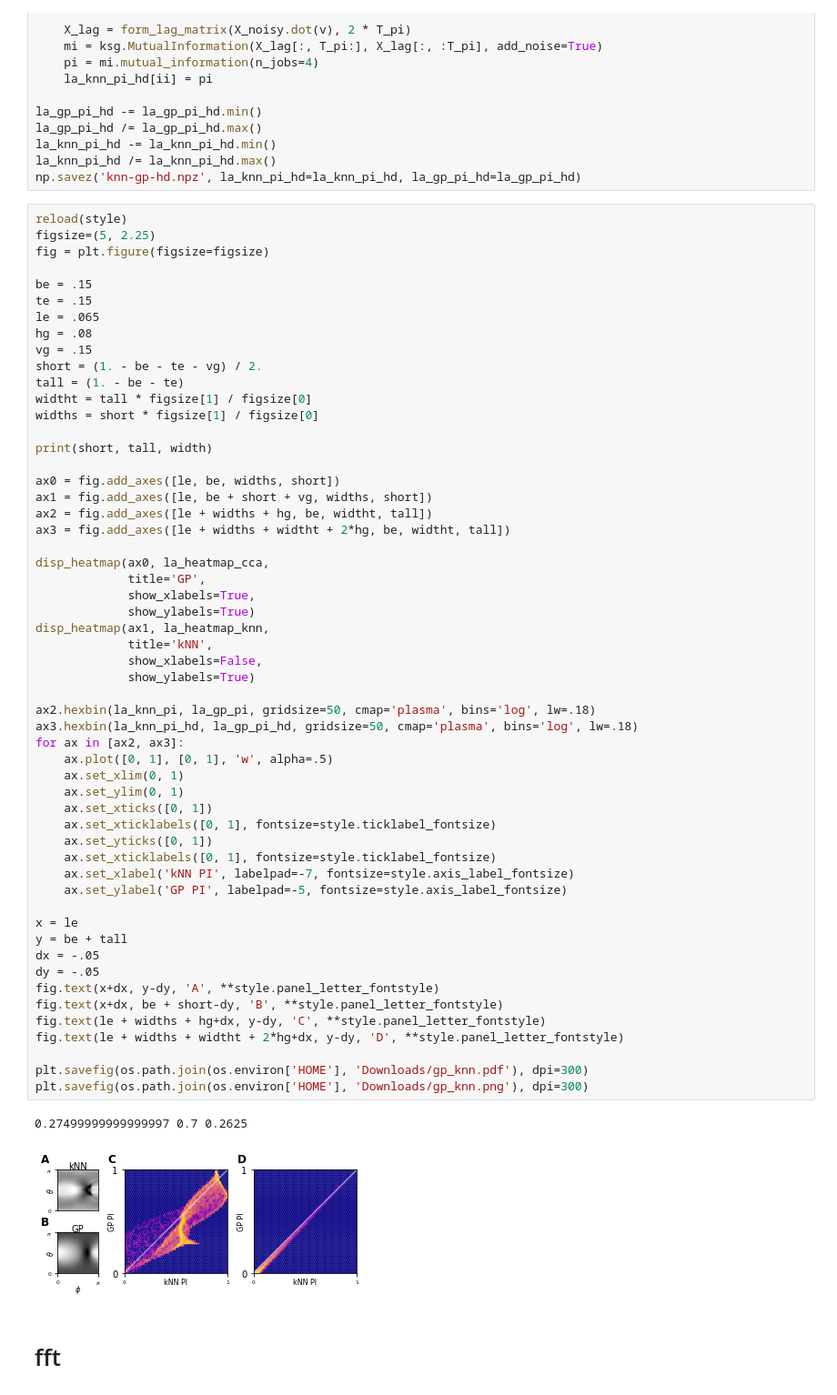
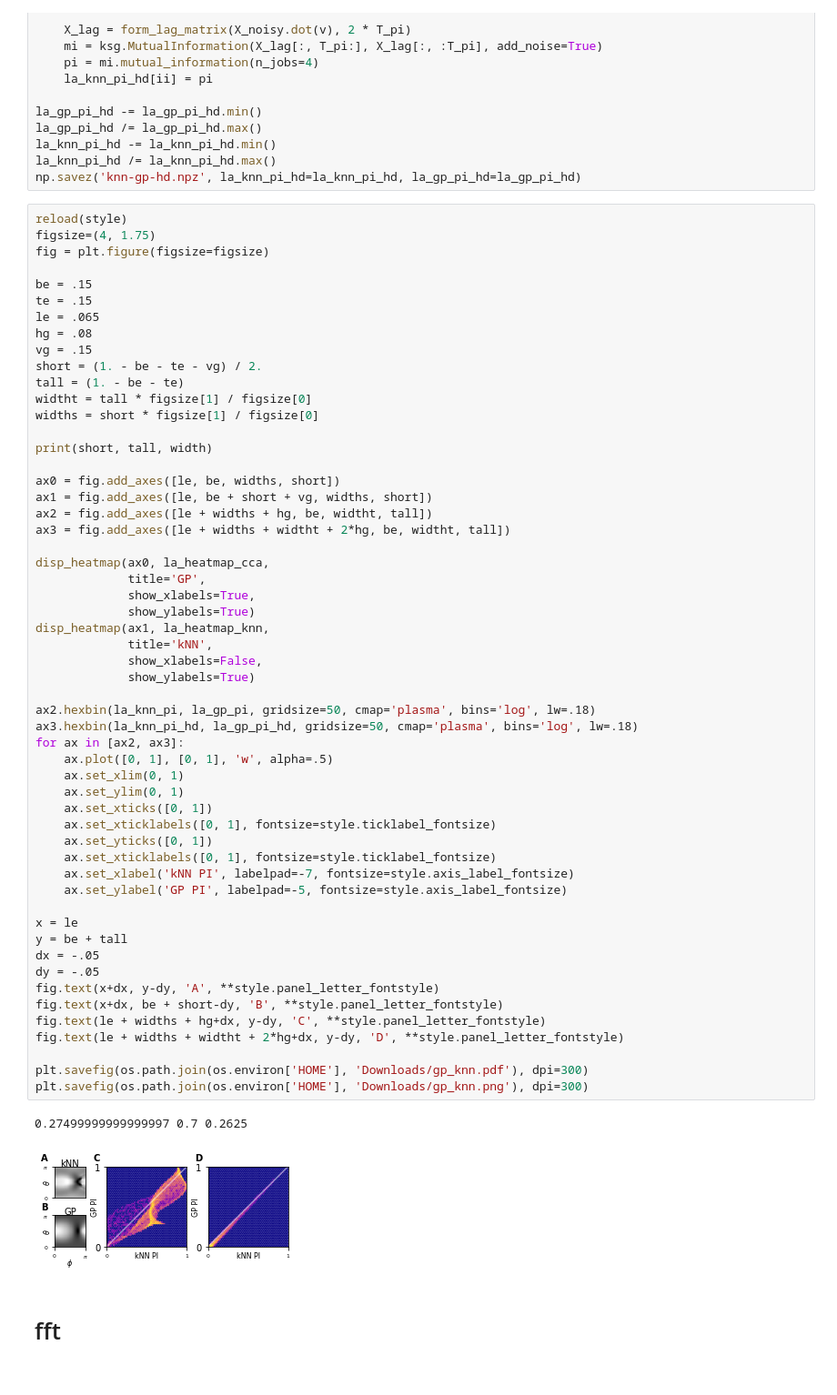
Before and after one commit to BouchardLab/DynamicalComponentsAnalysis, a Jupyter notebook: notebooks/GP-knn-comparison.ipynb, the cells around one changed output. Shown: that part at 91% size. Saved outputs shown, nothing was run; the diff lists cells and outputs as text.

```diff
--- a/notebooks/GP-knn-comparison.ipynb
+++ b/notebooks/GP-knn-comparison.ipynb
@@ -253,7 +253,7 @@ la_knn_pi_hd /= la_knn_pi_hd.max()
 np.savez('knn-gp-hd.npz', la_knn_pi_hd=la_knn_pi_hd, la_gp_pi_hd=la_gp_pi_hd)
 # %%
 reload(style)
-figsize=(5, 2.25)
+figsize=(4, 1.75)
 fig = plt.figure(figsize=figsize)
 
 be = .15
@@ -281,34 +281,34 @@ disp_heatmap(ax1, la_heatmap_knn,
              title='kNN',
              show_xlabels=False,
              show_ylabels=True)
 
 ax2.hexbin(la_knn_pi, la_gp_pi, gridsize=50, cmap='plasma', bins='log', lw=.18)
 ax3.hexbin(la_knn_pi_hd, la_gp_pi_hd, gridsize=50, cmap='plasma', bins='log', lw=.18)
 for ax in [ax2, ax3]:
     ax.plot([0, 1], [0, 1], 'w', alpha=.5)
     ax.set_xlim(0, 1)
     ax.set_ylim(0, 1)
     ax.set_xticks([0, 1])
     ax.set_xticklabels([0, 1], fontsize=style.ticklabel_fontsize)
     ax.set_yticks([0, 1])
     ax.set_xticklabels([0, 1], fontsize=style.ticklabel_fontsize)
     ax.set_xlabel('kNN PI', labelpad=-7, fontsize=style.axis_label_fontsize)
     ax.set_ylabel('GP PI', labelpad=-5, fontsize=style.axis_label_fontsize)
 
 x = le
 y = be + tall
 dx = -.05
 dy = -.05
 fig.text(x+dx, y-dy, 'A', **style.panel_letter_fontstyle)
 fig.text(x+dx, be + short-dy, 'B', **style.panel_letter_fontstyle)
 fig.text(le + widths + hg+dx, y-dy, 'C', **style.panel_letter_fontstyle)
 fig.text(le + widths + widtht + 2*hg+dx, y-dy, 'D', **style.panel_letter_fontstyle)
 
 plt.savefig(os.path.join(os.environ['HOME'], 'Downloads/gp_knn.pdf'), dpi=300)
 plt.savefig(os.path.join(os.environ['HOME'], 'Downloads/gp_knn.png'), dpi=300)
 # %% [output]
 0.27499999999999997 0.7 0.2625
-[figure, old version]
+[figure, new version]
 # %% [markdown]
 # fft
 # %%
```
Also changed, not shown: 5 other files.
